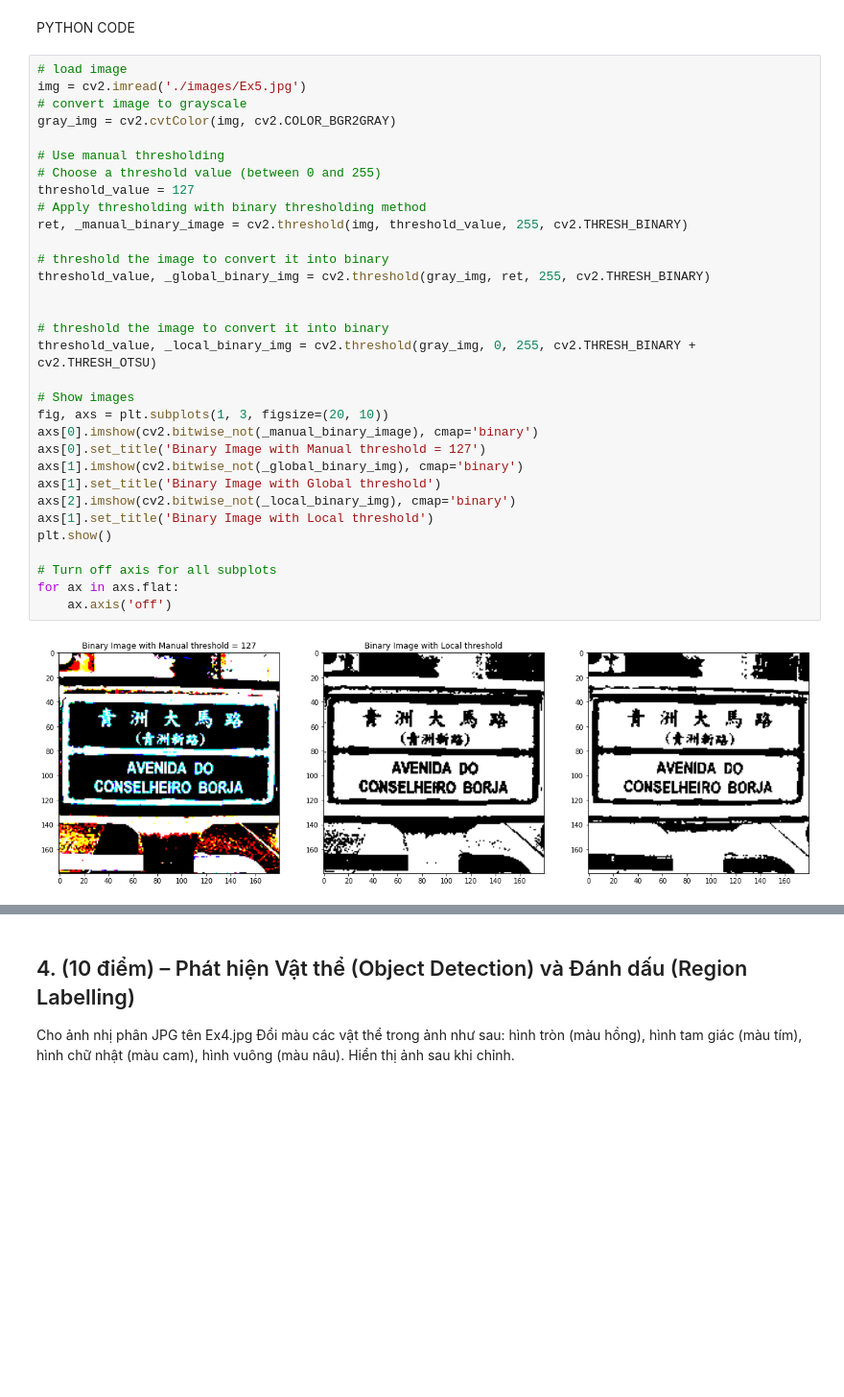
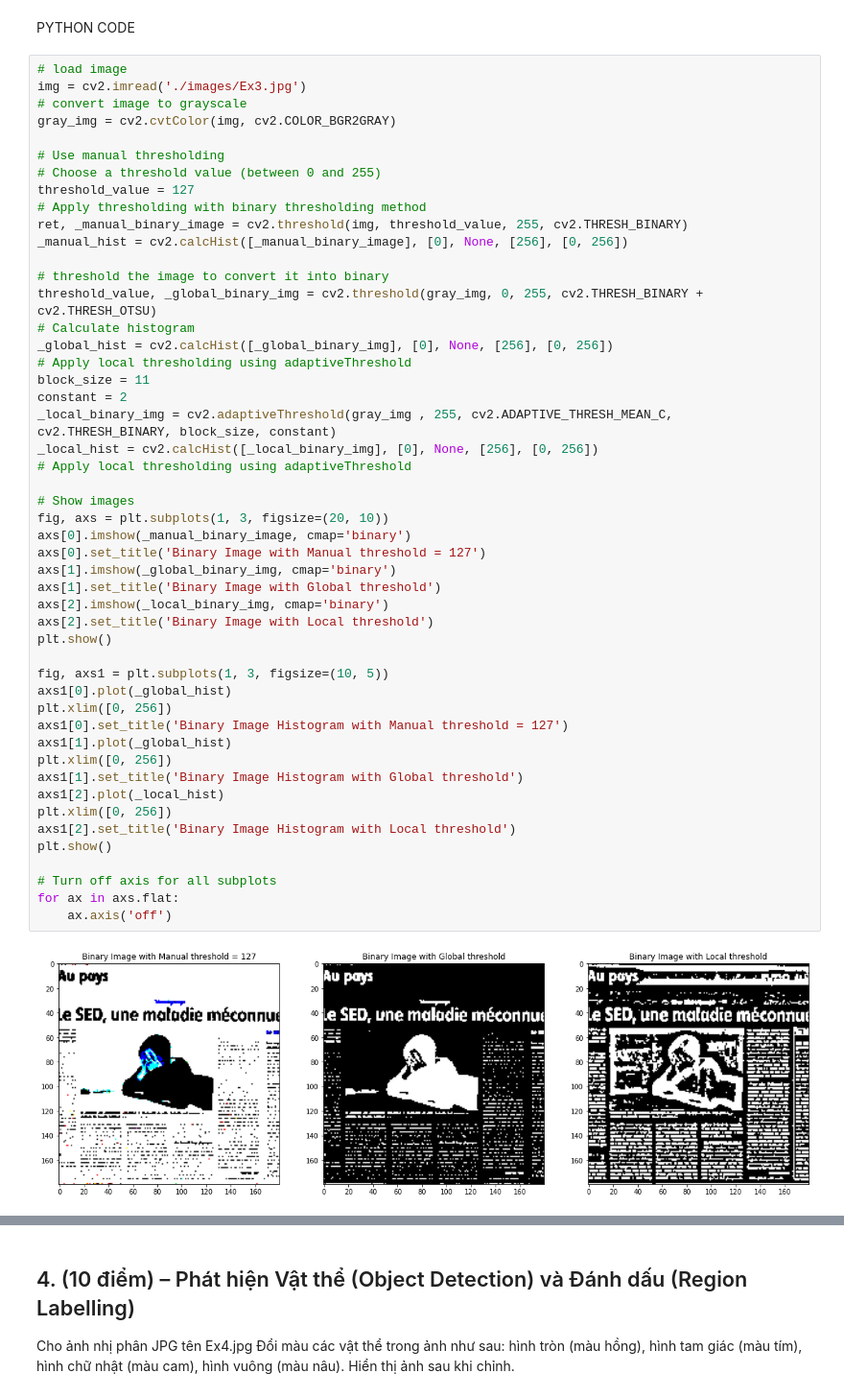
Before and after one commit to khanh22mse23057/Semester2-DIP, a Jupyter notebook: FSBMSE_[Digital_Image_and_Video_Processing]_Final_Assignment.ipynb, the cells around one changed output, grey strips where cells are left out. Shown at 96% size. Drawn from its saved outputs; the diff is of its cells as text; blank space fills up the shorter version.

```diff
--- a/FSBMSE_[Digital_Image_and_Video_Processing]_Final_Assignment.ipynb
+++ b/FSBMSE_[Digital_Image_and_Video_Processing]_Final_Assignment.ipynb
@@ -281,35 +272,52 @@ Biến đổi ảnh trên thành ảnh nhị phân bằng 3 phương pháp:
 PYTHON CODE
 # %%
 # load image
-img = cv2.imread('./images/Ex5.jpg')
+img = cv2.imread('./images/Ex3.jpg')
 # convert image to grayscale
 gray_img = cv2.cvtColor(img, cv2.COLOR_BGR2GRAY)
 
 # Use manual thresholding
 # Choose a threshold value (between 0 and 255)
 threshold_value = 127
 # Apply thresholding with binary thresholding method
 ret, _manual_binary_image = cv2.threshold(img, threshold_value, 255, cv2.THRESH_BINARY)
+_manual_hist = cv2.calcHist([_manual_binary_image], [0], None, [256], [0, 256])
 
 # threshold the image to convert it into binary
-threshold_value, _global_binary_img = cv2.threshold(gray_img, ret, 255, cv2.THRESH_BINARY)
-
-
-# threshold the image to convert it into binary
-threshold_value, _local_binary_img = cv2.threshold(gray_img, 0, 255, cv2.THRESH_BINARY + cv2.THRESH_OTSU)
+threshold_value, _global_binary_img = cv2.threshold(gray_img, 0, 255, cv2.THRESH_BINARY + cv2.THRESH_OTSU)
+# Calculate histogram
+_global_hist = cv2.calcHist([_global_binary_img], [0], None, [256], [0, 256])
+# Apply local thresholding using adaptiveThreshold
+block_size = 11
+constant = 2
+_local_binary_img = cv2.adaptiveThreshold(gray_img , 255, cv2.ADAPTIVE_THRESH_MEAN_C, cv2.THRESH_BINARY, block_size, constant)
+_local_hist = cv2.calcHist([_local_binary_img], [0], None, [256], [0, 256])
+# Apply local thresholding using adaptiveThreshold
 
 # Show images
 fig, axs = plt.subplots(1, 3, figsize=(20, 10))
-axs[0].imshow(cv2.bitwise_not(_manual_binary_image), cmap='binary')
+axs[0].imshow(_manual_binary_image, cmap='binary')
 axs[0].set_title('Binary Image with Manual threshold = 127')
-axs[1].imshow(cv2.bitwise_not(_global_binary_img), cmap='binary')
+axs[1].imshow(_global_binary_img, cmap='binary')
 axs[1].set_title('Binary Image with Global threshold')
-axs[2].imshow(cv2.bitwise_not(_local_binary_img), cmap='binary')
-axs[1].set_title('Binary Image with Local threshold')
+axs[2].imshow(_local_binary_img, cmap='binary')
+axs[2].set_title('Binary Image with Local threshold')
+plt.show()
+
+fig, axs1 = plt.subplots(1, 3, figsize=(10, 5))
+axs1[0].plot(_global_hist)
+plt.xlim([0, 256])
+axs1[0].set_title('Binary Image Histogram with Manual threshold = 127')
+axs1[1].plot(_global_hist)
+plt.xlim([0, 256])
+axs1[1].set_title('Binary Image Histogram with Global threshold')
+axs1[2].plot(_local_hist)
+plt.xlim([0, 256])
+axs1[2].set_title('Binary Image Histogram with Local threshold')
 plt.show()
 
 # Turn off axis for all subplots
 for ax in axs.flat:
     ax.axis('off')
 # %% [output]
-[figure, old version]
+[figure, new version]
```
Also changed, not shown: parts of 4 cells of this notebook.
